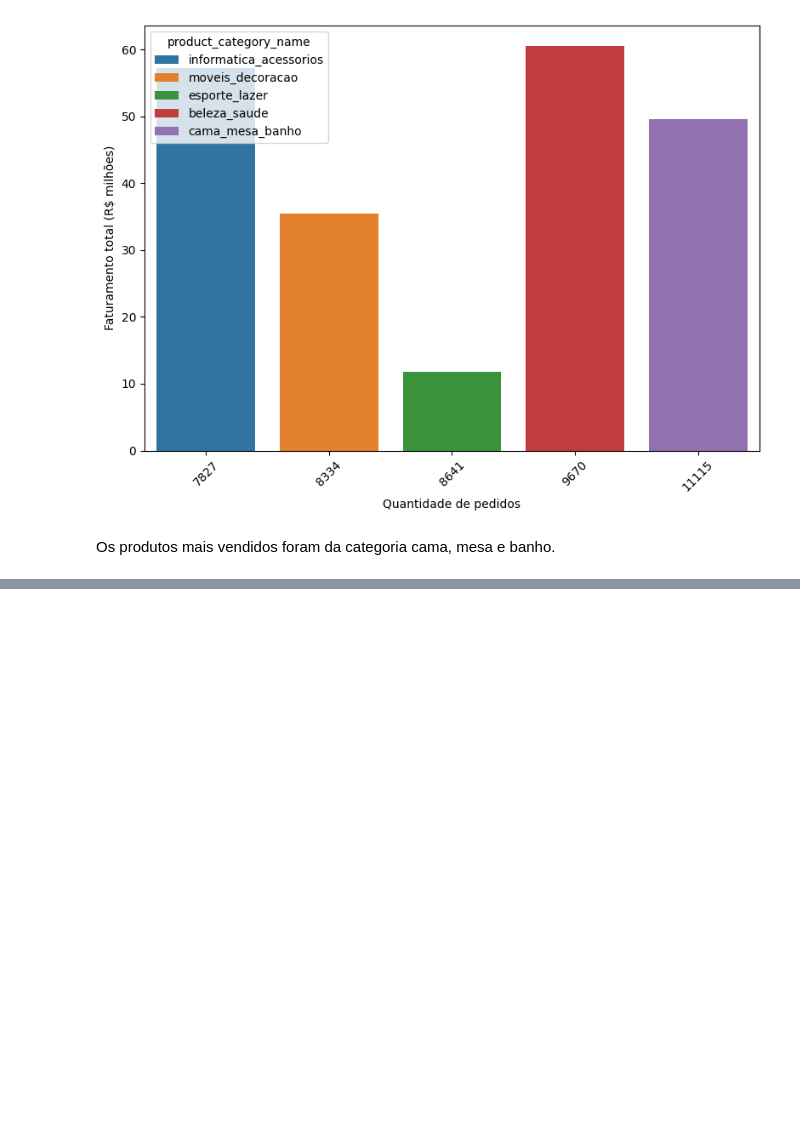
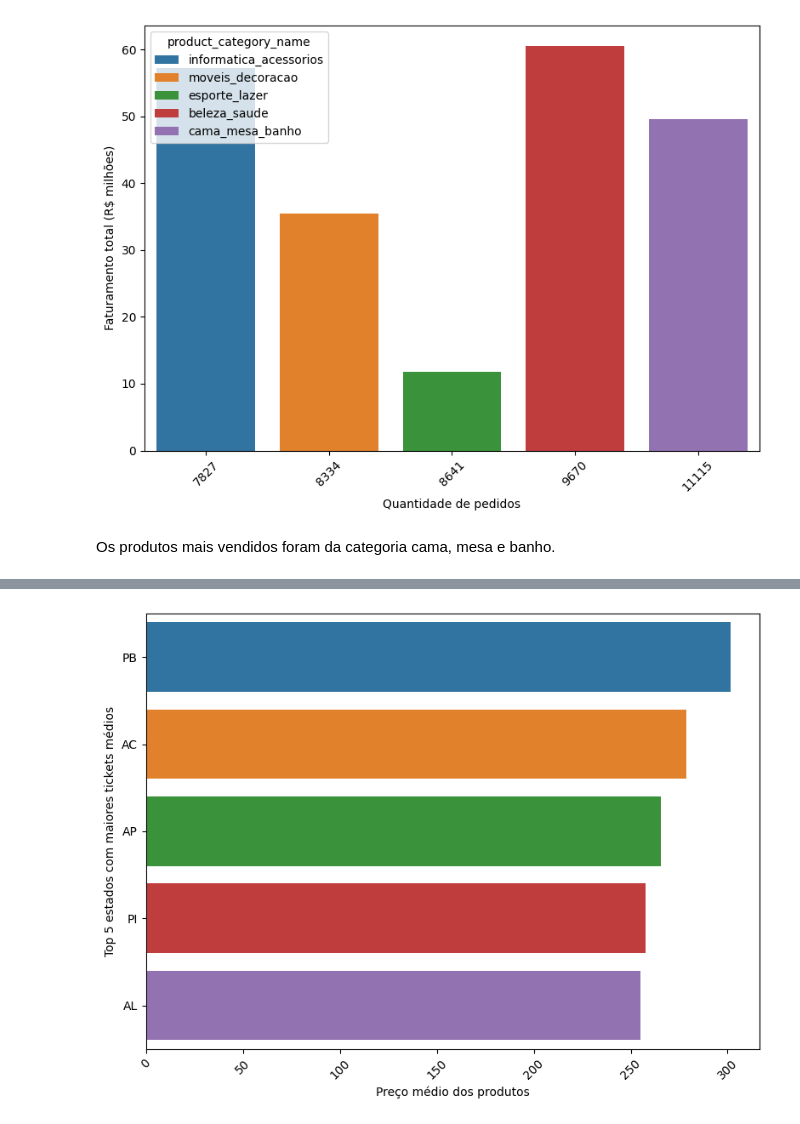
Before and after one commit to marcello10/triggo-ai-olist, a Jupyter notebook: analyses-olist.ipynb, the cells around one changed output, grey strips where cells are left out. Saved outputs shown, nothing was run; the diff lists cells and outputs as text; code cells hidden in the pictures; blank space fills up the shorter version.

Commit message:
Answering the question about which states have the highest average ticket value.

```diff
--- a/analyses-olist.ipynb
+++ b/analyses-olist.ipynb
@@ -1178,0 +1125,15 @@ Os produtos mais vendidos foram da categoria cama, mesa e banho.
+# %%
+order_by_value = olist_order_payments_dataset[['order_id','payment_value']].groupby('order_id').sum()
+# %%
+order_by_value_state= order_by_value.merge(df_order_customer_seller_id[['order_id','customer_state','seller_state']],
+                    on='order_id')
+# %%
+order_value_customer_state = order_by_value_state[['customer_state',
+                    'payment_value'
+                    ]].groupby('customer_state').mean().reset_index()
+order_value_customer_state = order_value_customer_state.merge(
+        df_order_customer_seller_id['customer_state'].value_counts().reset_index(),
+        on='customer_state').rename(columns={'count':'qty_orders',
+                                    'payment_value':'price_mean_product'}).sort_values(
+                                            by='price_mean_product',ascending=False)
+order_value_customer_state
@@ -1178,0 +1158,13 @@ Os produtos mais vendidos foram da categoria cama, mesa e banho.
+# %%
+plt.figure(figsize=(8,6))
+sns.barplot(order_value_customer_state.iloc[:5],
+            y='customer_state',
+            x='price_mean_product',
+            hue='customer_state',
+            palette='tab10')
+plt.xlabel('Preço médio dos produtos')
+plt.ylabel('Top 5 estados com maiores tickets médios')
+plt.xticks(rotation=45)  # Rotacionando os labels do eixo x
+plt.tight_layout()  # Ajustando o layout para evitar sobreposição
+# %% [output]
+[figure, added]
```
Also changed, not shown: parts of 11 cells of this notebook, 1 other file.
